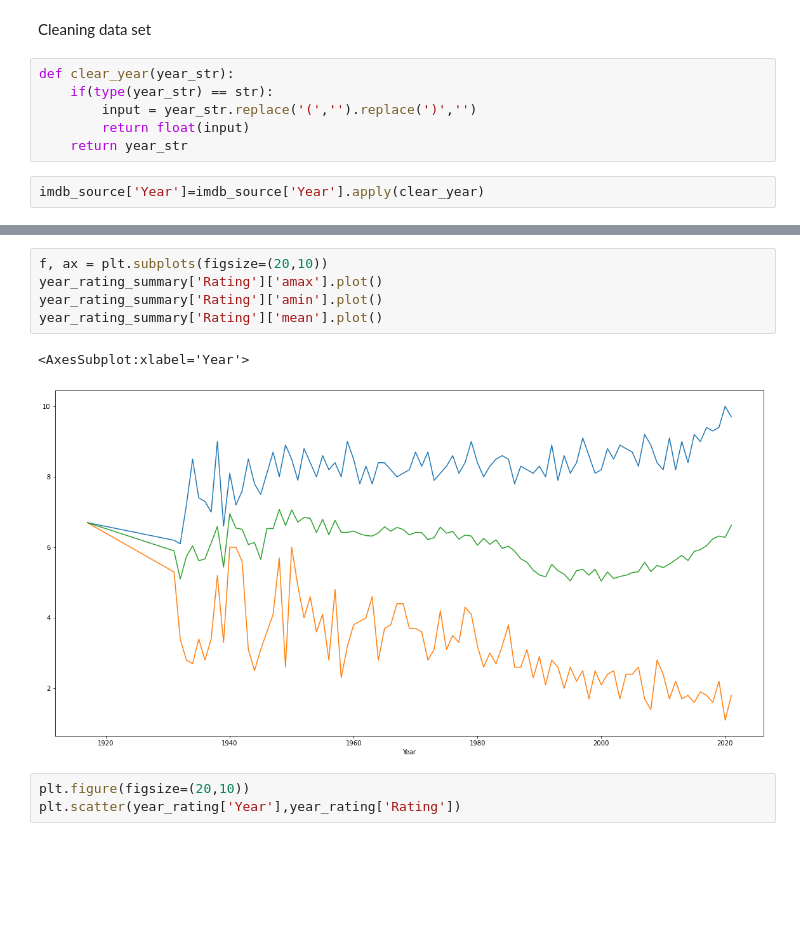
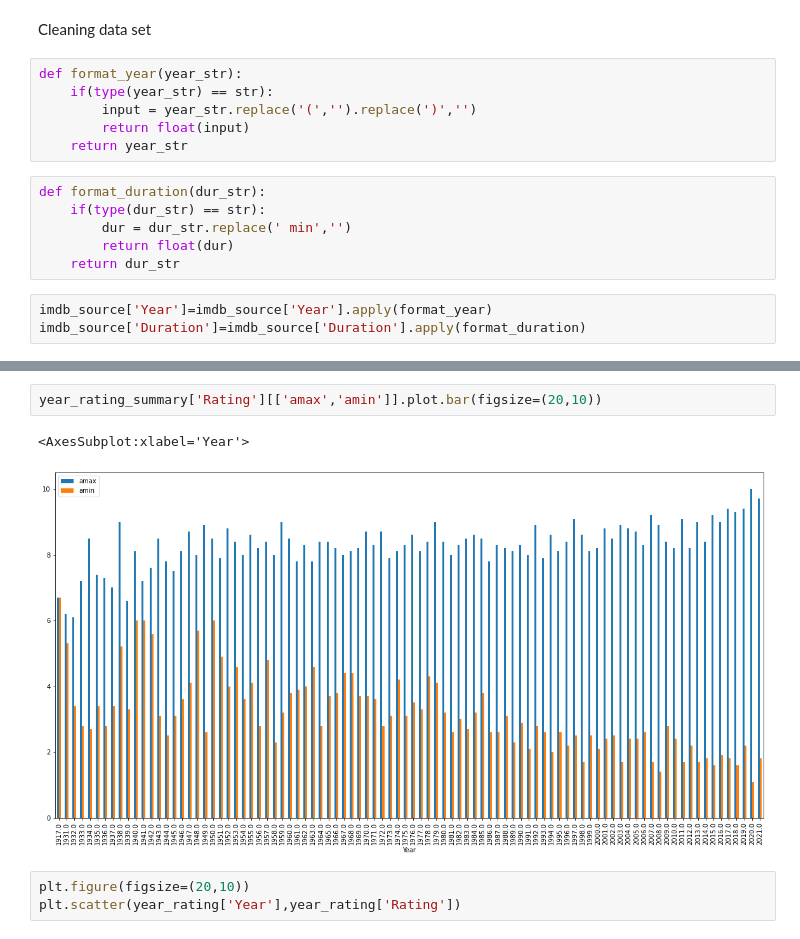
Before and after one commit to abhi4717/kaggle-ds, a Jupyter notebook: IMDB Indian Movies/IMDB Dataset analysis.ipynb, the cells around one changed output, grey strips where cells are left out. Cells and saved outputs as stored; diff of their text form; blank space fills up the shorter version.

Commit message:
Legth vs rating

```diff
--- a/IMDB Indian Movies/IMDB Dataset analysis.ipynb
+++ b/IMDB Indian Movies/IMDB Dataset analysis.ipynb
@@ -41,13 +41,20 @@ None
 # %% [markdown]
 Cleaning data set
 # %%
-def clear_year(year_str):
+def format_year(year_str):
     if(type(year_str) == str):
         input = year_str.replace('(','').replace(')','')
         return float(input)
     return year_str
+# %%
+def format_duration(dur_str):
+    if(type(dur_str) == str):
+        dur = dur_str.replace(' min','')
+        return float(dur)
+    return dur_str
 # %%
-imdb_source['Year']=imdb_source['Year'].apply(clear_year)
+imdb_source['Year']=imdb_source['Year'].apply(format_year)
+imdb_source['Duration']=imdb_source['Duration'].apply(format_duration)
 # %%
 year_na = imdb_source['Rating'].notna()
 rating_na = imdb_source['Year'].notna()
@@ -85,11 +92,8 @@ year_rating_summary.sample(10)
 # %%
-f, ax = plt.subplots(figsize=(20,10))
-year_rating_summary['Rating']['amax'].plot()
-year_rating_summary['Rating']['amin'].plot()
-year_rating_summary['Rating']['mean'].plot()
+year_rating_summary['Rating'][['amax','amin']].plot.bar(figsize=(20,10))
 # %% [output]
 <AxesSubplot:xlabel='Year'>
-[figure, old version]
+[figure, new version]
 # %%
 plt.figure(figsize=(20,10))
 plt.scatter(year_rating['Year'],year_rating['Rating'])
```
Also changed, not shown: parts of 5 cells of this notebook.
